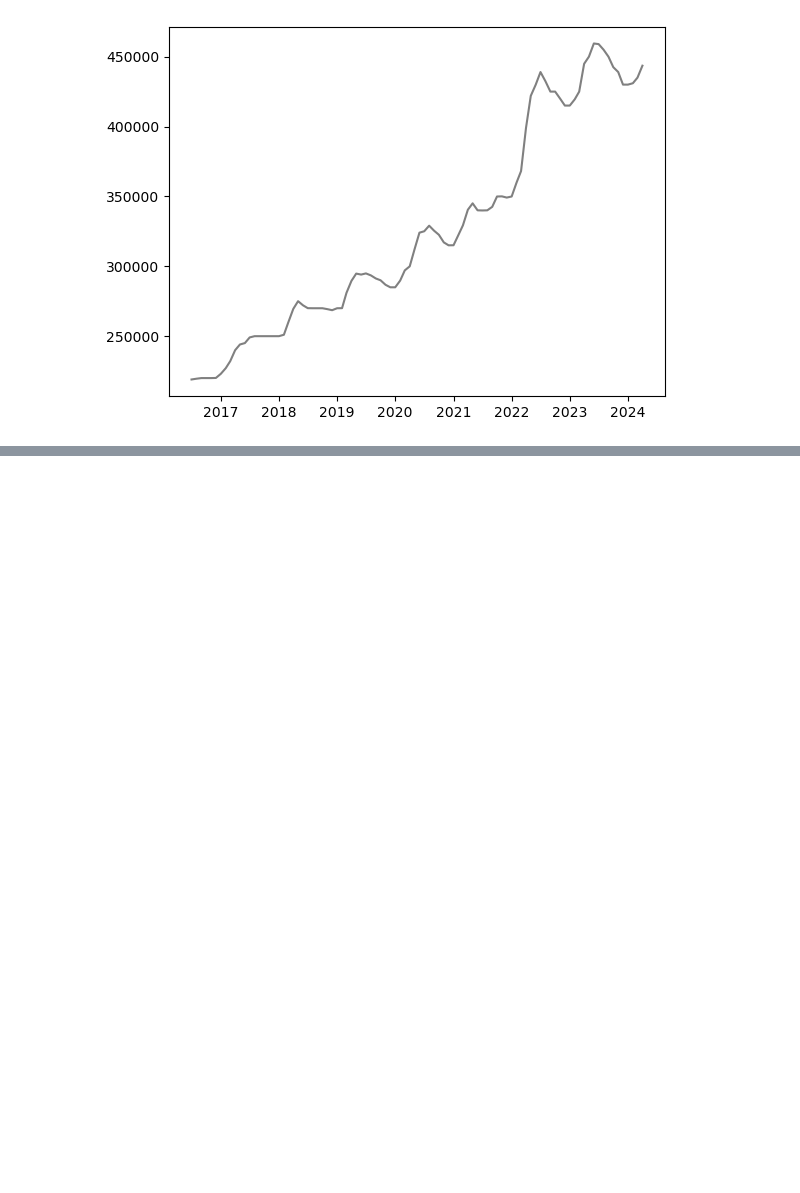
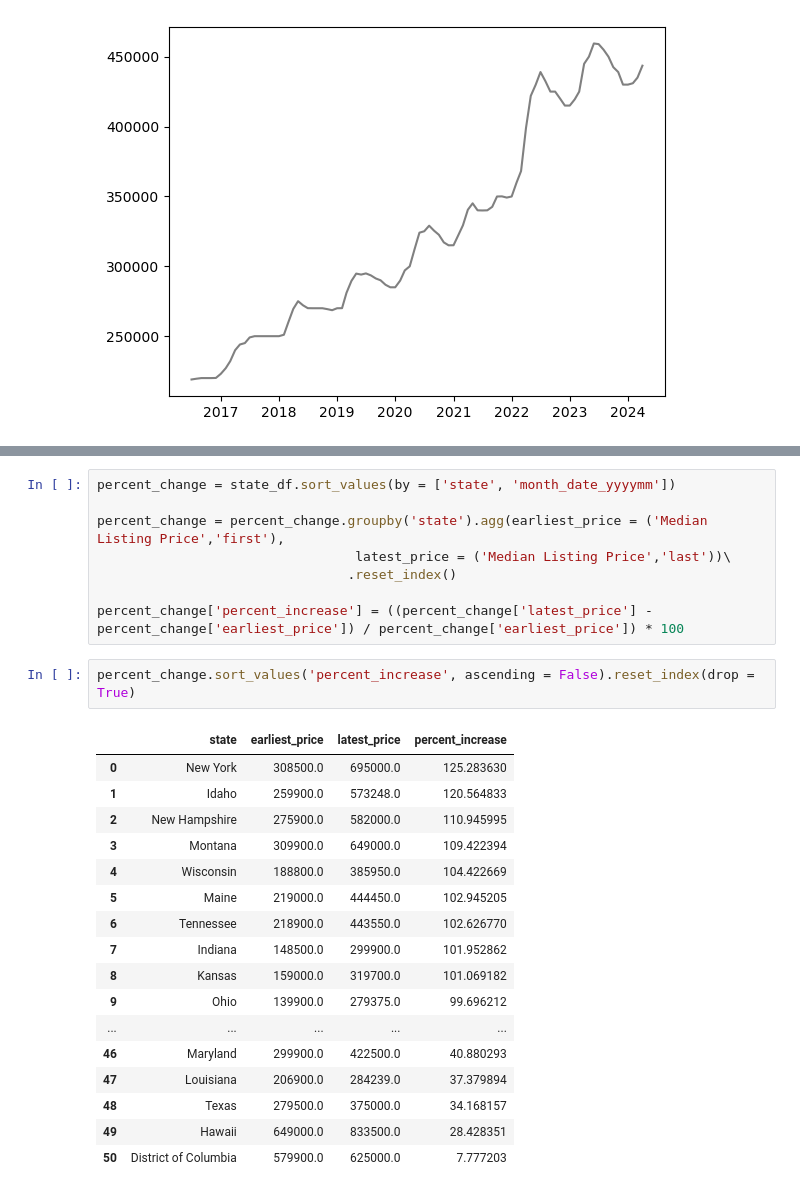
Before and after one commit to ParisAParker/Housing-Affordability-Analysis, a Jupyter notebook: notebooks/App_Func_Creation.ipynb, the cells around one changed output, grey strips where cells are left out. Cells and saved outputs as stored; diff of their text form; blank space fills up the shorter version.

```diff
--- a/notebooks/App_Func_Creation.ipynb
+++ b/notebooks/App_Func_Creation.ipynb
@@ -394,3 +398,31 @@ def interactive_metric_over_time(metric, state):
 interactive_metric_over_time('Median Listing Price', state)
 # %% [output]
 [interactive output not drawn]
+# %%
+percent_change = state_df.sort_values(by = ['state', 'month_date_yyyymm'])
+
+percent_change = percent_change.groupby('state').agg(earliest_price = ('Median Listing Price','first'),
+                                 latest_price = ('Median Listing Price','last'))\
+                                .reset_index()
+
+percent_change['percent_increase'] = ((percent_change['latest_price'] - percent_change['earliest_price']) / percent_change['earliest_price']) * 100
+# %%
+percent_change.sort_values('percent_increase', ascending = False).reset_index(drop = True)
+# %% [output]
+|  | state | earliest_price | latest_price | percent_increase |
+| 0 | New York | 308500.0 | 695000.0 | 125.283630 |
+| 1 | Idaho | 259900.0 | 573248.0 | 120.564833 |
+| 2 | New Hampshire | 275900.0 | 582000.0 | 110.945995 |
+| 3 | Montana | 309900.0 | 649000.0 | 109.422394 |
+| 4 | Wisconsin | 188800.0 | 385950.0 | 104.422669 |
+| 5 | Maine | 219000.0 | 444450.0 | 102.945205 |
+| 6 | Tennessee | 218900.0 | 443550.0 | 102.626770 |
+| 7 | Indiana | 148500.0 | 299900.0 | 101.952862 |
+| 8 | Kansas | 159000.0 | 319700.0 | 101.069182 |
+| 9 | Ohio | 139900.0 | 279375.0 | 99.696212 |
+| ... | ... | ... | ... | ... |
+| 46 | Maryland | 299900.0 | 422500.0 | 40.880293 |
+| 47 | Louisiana | 206900.0 | 284239.0 | 37.379894 |
+| 48 | Texas | 279500.0 | 375000.0 | 34.168157 |
+| 49 | Hawaii | 649000.0 | 833500.0 | 28.428351 |
+| 50 | District of Columbia | 579900.0 | 625000.0 | 7.777203 |
```
Also changed, not shown: parts of 3 cells of this notebook, 4 other files.
